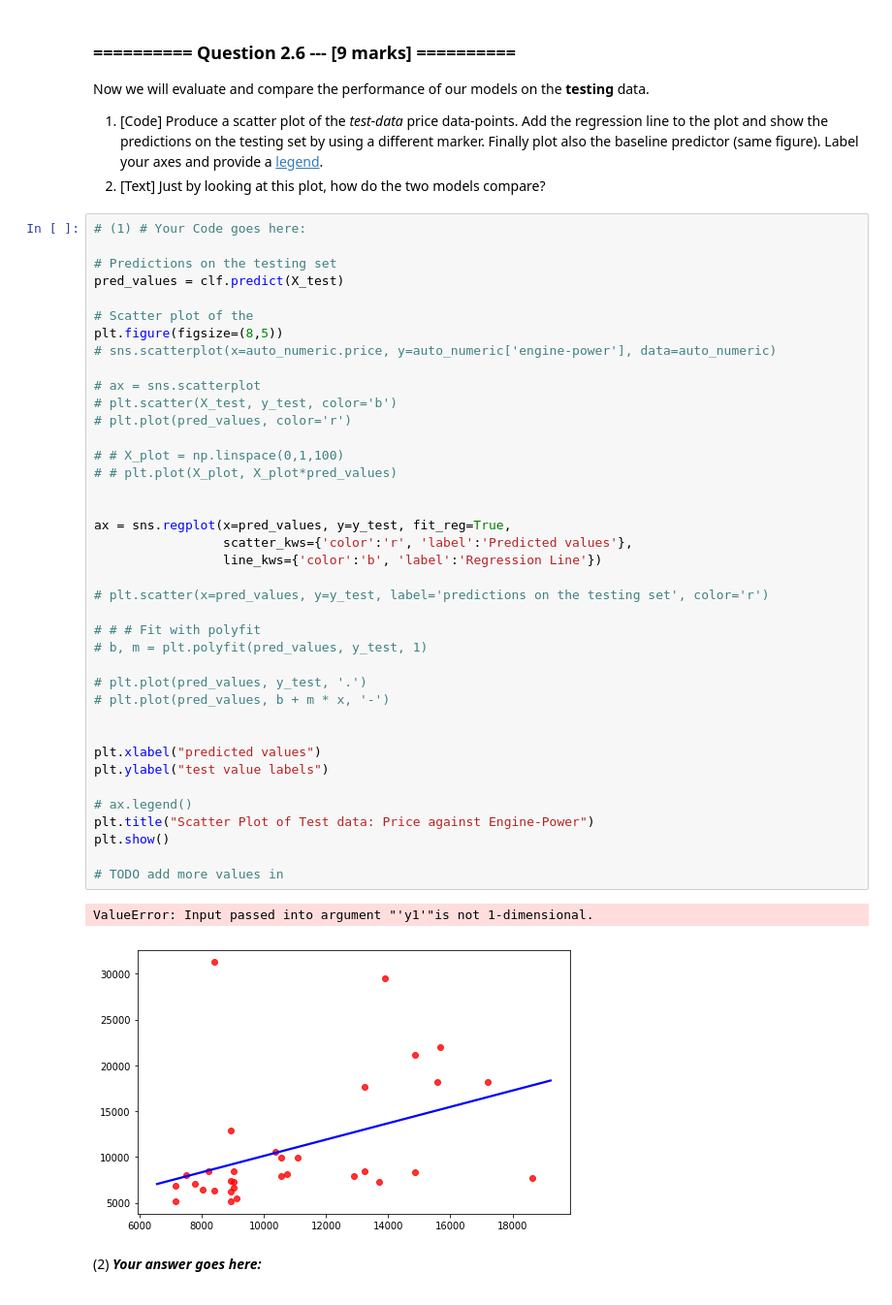
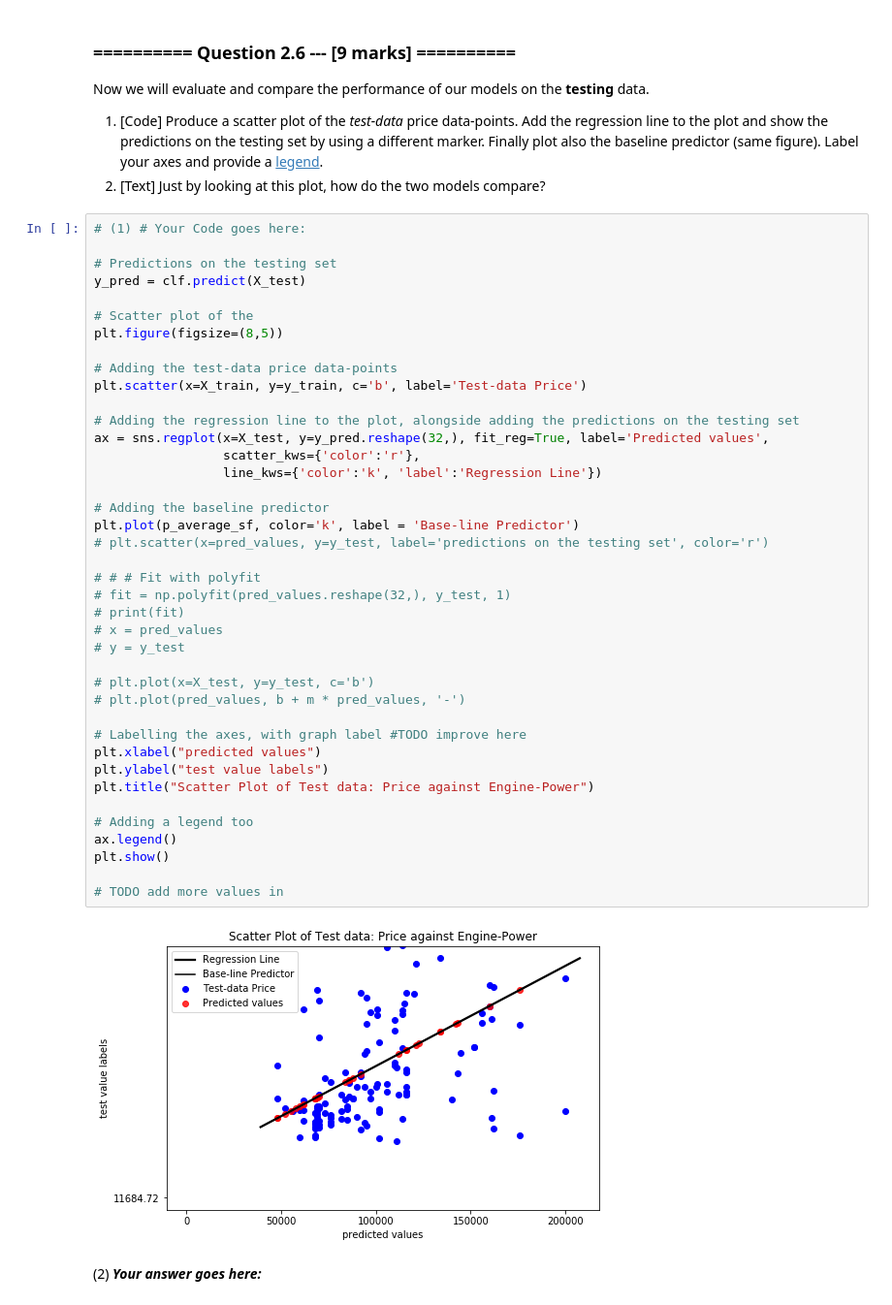
Before and after one commit to ZeroSum24/IAML2018, a Jupyter notebook: Assignments_Work/02_LinearRegression.ipynb, the cells around one changed output. Shown: that part at 97% size. Drawn from its saved outputs; the diff is of its cells as text.

```diff
--- a/Assignments_Work/02_LinearRegression.ipynb
+++ b/Assignments_Work/02_LinearRegression.ipynb
@@ -436,45 +436,45 @@ Now we will evaluate and compare the performance of our models on the **testing*
 # %%
 # (1) # Your Code goes here:
 
 # Predictions on the testing set
-pred_values = clf.predict(X_test)
+y_pred = clf.predict(X_test)
 
 # Scatter plot of the
 plt.figure(figsize=(8,5))
-# sns.scatterplot(x=auto_numeric.price, y=auto_numeric['engine-power'], data=auto_numeric)
 
-# ax = sns.scatterplot
-# plt.scatter(X_test, y_test, color='b')
-# plt.plot(pred_values, color='r')
+# Adding the test-data price data-points
+plt.scatter(x=X_train, y=y_train, c='b', label='Test-data Price')
 
-# # X_plot = np.linspace(0,1,100)
-# # plt.plot(X_plot, X_plot*pred_values)
+# Adding the regression line to the plot, alongside adding the predictions on the testing set
+ax = sns.regplot(x=X_test, y=y_pred.reshape(32,), fit_reg=True, label='Predicted values',
+                 scatter_kws={'color':'r'},
+                 line_kws={'color':'k', 'label':'Regression Line'})
 
-
-ax = sns.regplot(x=pred_values, y=y_test, fit_reg=True,
-                 scatter_kws={'color':'r', 'label':'Predicted values'},
-                 line_kws={'color':'b', 'label':'Regression Line'})
-
+# Adding the baseline predictor
+plt.plot(p_average_sf, color='k', label = 'Base-line Predictor')
 # plt.scatter(x=pred_values, y=y_test, label='predictions on the testing set', color='r')
 
 # # # Fit with polyfit
-# b, m = plt.polyfit(pred_values, y_test, 1)
+# fit = np.polyfit(pred_values.reshape(32,), y_test, 1)
+# print(fit)
+# x = pred_values
+# y = y_test
 
-# plt.plot(pred_values, y_test, '.')
-# plt.plot(pred_values, b + m * x, '-')
+# plt.plot(x=X_test, y=y_test, c='b')
+# plt.plot(pred_values, b + m * pred_values, '-')
 
-
+# Labelling the axes, with graph label #TODO improve here
 plt.xlabel("predicted values")
 plt.ylabel("test value labels")
+plt.title("Scatter Plot of Test data: Price against Engine-Power")
 
-# ax.legend()
-plt.title("Scatter Plot of Test data: Price against Engine-Power")
+# Adding a legend too
+ax.legend()
 plt.show()
 
 # TODO add more values in
 # %% [output]
-ValueError: Input passed into argument "'y1'"is not 1-dimensional.
-[figure, old version]
+[figure, new version]
 # %% [markdown]
 (2) ***Your answer goes here:***
 # %% [markdown]
```
Also changed, not shown: parts of 2 cells of this notebook, 1 other file.
